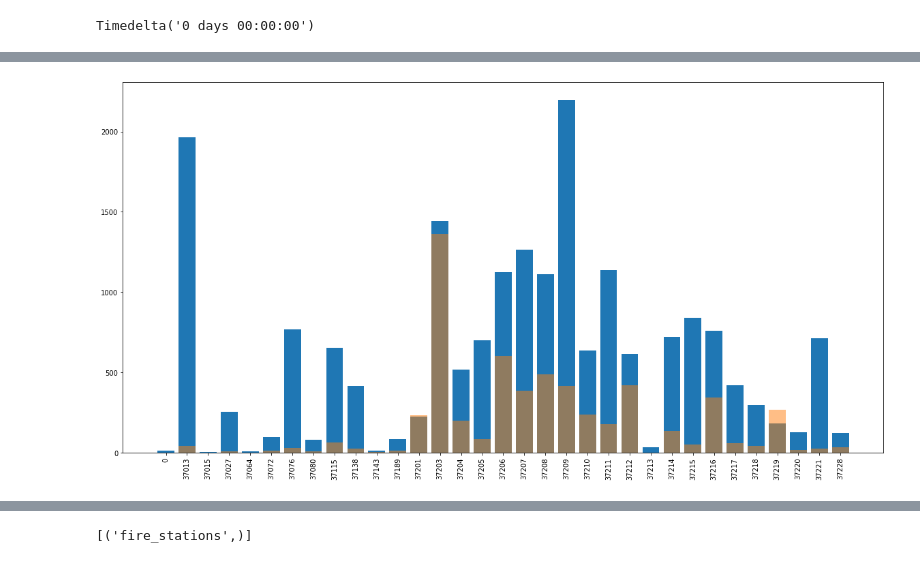
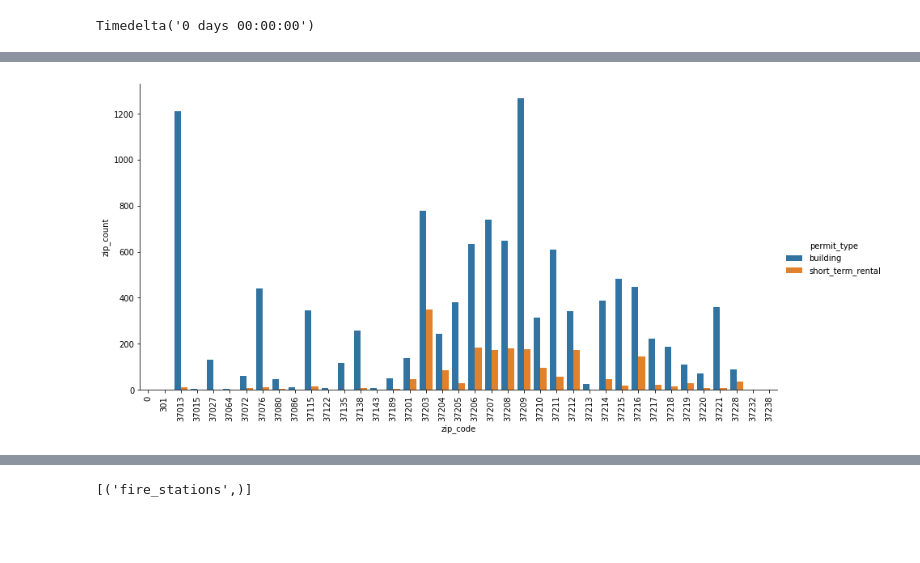
Before and after one commit to NSS-Data-Instructional-Stuff/data-analytics-jumpstart, a Jupyter notebook: da_js_dq2_testing/test_data_question.ipynb, the cells around one changed output, grey strips where cells are left out. Saved outputs shown, nothing was run; the diff lists cells and outputs as text; code cells hidden in the pictures; blank space fills up the shorter version.

```diff
--- a/da_js_dq2_testing/test_data_question.ipynb
+++ b/da_js_dq2_testing/test_data_question.ipynb
@@ -225,12 +191,15 @@ short_term_rental_permits = short_term_rental_permits[(short_term_rental_permits
-# %%
-short_term_rental_permits_zip_vc = short_term_rental_permits['zip'].value_counts().sort_index()
-building_permits_recombine_zip_vc = building_permits_recombine['zip'].value_counts().sort_index()
-permits_merge = pd.merge(building_permits_recombine_zip_vc, short_term_rental_permits_zip_vc, how = 'inner', left_index = True, right_index = True, suffixes = ('_build', '_strp'))
-
-plt.figure(figsize = (20, 10))
-plt.bar(permits_merge.index.astype(str), permits_merge['zip_build'])
-plt.bar(permits_merge.index.astype(str), permits_merge['zip_strp'], alpha = 0.5)
-plt.xticks(rotation = 90);
-# %% [output]
-[figure, removed]
+# %%
+strp_2019_zip_gb = strp_2019.groupby('zip_code').count().reset_index().iloc[:,:2]
+strp_2019_zip_gb.columns = ['zip_code', 'zip_count']
+strp_2019_zip_gb['zip_code'] = strp_2019_zip_gb['zip_code'].astype(str)
+# %%
+strp_2019_zip_gb['permit_type'] = 'short_term_rental'
+building_permits_2019_zip_gb['permit_type'] = 'building'
+# %%
+building_strp_2019 = pd.concat([building_permits_2019_zip_gb, strp_2019_zip_gb])
+# %%
+g = sns.catplot(x="zip_code", y="zip_count", hue="permit_type", data=building_strp_2019, kind="bar", height = 6, aspect = 2)
+plt.xticks(rotation = 90);
+# %% [output]
+[figure, added]
 # %%
```
Also changed, not shown: parts of 39 cells of this notebook, 30 other files.
